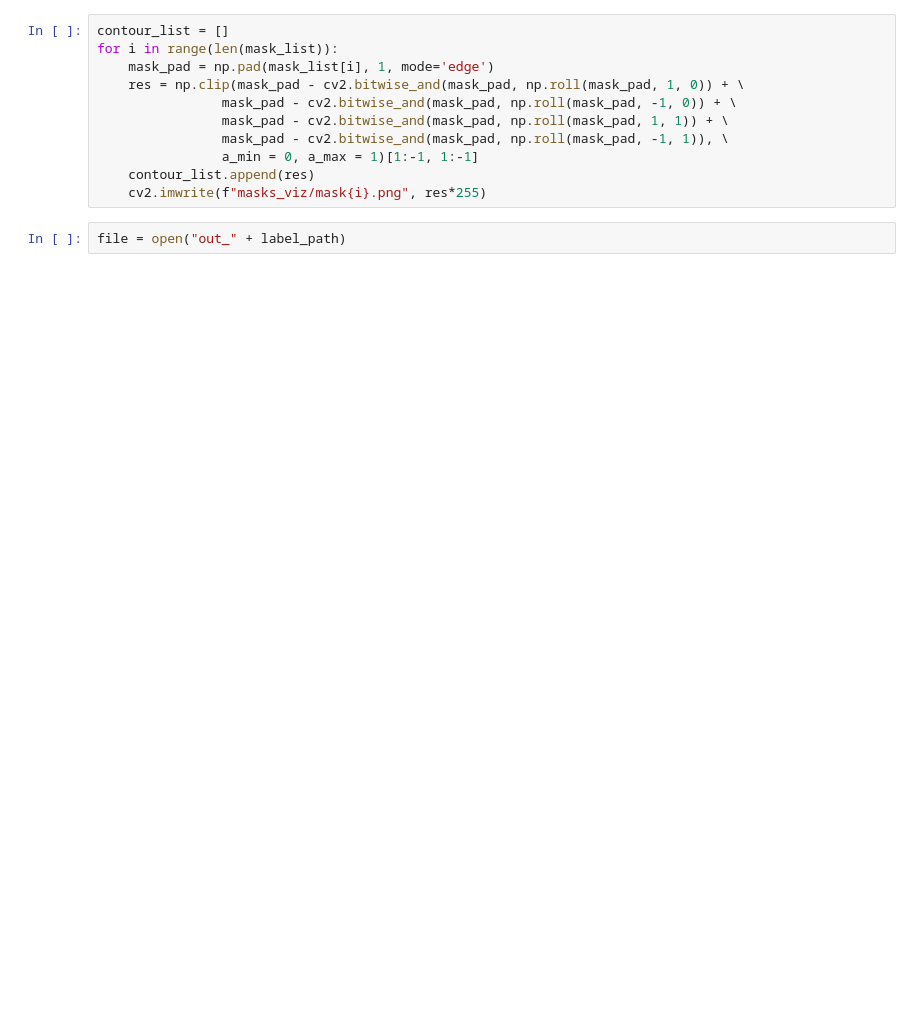
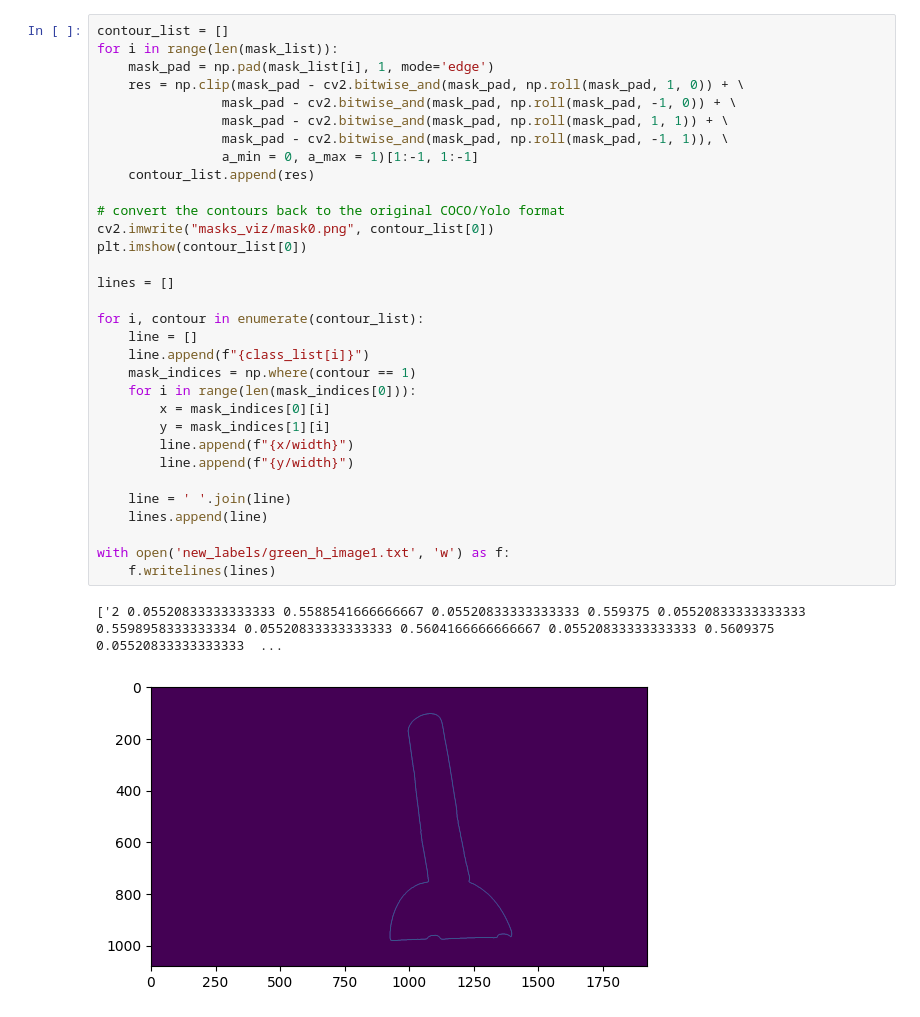
Before and after one commit to edvart-ros/PCL_CV, a Jupyter notebook: label_conversion/convert_labels.ipynb, the cells around one changed output. Cells and saved outputs as stored; diff of their text form; blank space fills up the shorter version.

```diff
--- a/label_conversion/convert_labels.ipynb
+++ b/label_conversion/convert_labels.ipynb
@@ -30,13 +41,35 @@ for line in lines:
 # %%
 contour_list = []
 for i in range(len(mask_list)):
     mask_pad = np.pad(mask_list[i], 1, mode='edge')
     res = np.clip(mask_pad - cv2.bitwise_and(mask_pad, np.roll(mask_pad, 1, 0)) + \
                 mask_pad - cv2.bitwise_and(mask_pad, np.roll(mask_pad, -1, 0)) + \
                 mask_pad - cv2.bitwise_and(mask_pad, np.roll(mask_pad, 1, 1)) + \
                 mask_pad - cv2.bitwise_and(mask_pad, np.roll(mask_pad, -1, 1)), \
                 a_min = 0, a_max = 1)[1:-1, 1:-1]
     contour_list.append(res)
-    cv2.imwrite(f"masks_viz/mask{i}.png", res*255)
+
+# convert the contours back to the original COCO/Yolo format
+cv2.imwrite("masks_viz/mask0.png", contour_list[0])
+plt.imshow(contour_list[0])
+
+lines = []
+
+for i, contour in enumerate(contour_list):
+    line = []
+    line.append(f"{class_list[i]}")
+    mask_indices = np.where(contour == 1)
+    for i in range(len(mask_indices[0])):
+        x = mask_indices[0][i]
+        y = mask_indices[1][i]
+        line.append(f"{x/width}")
+        line.append(f"{y/width}")
+
+    line = ' '.join(line)
+    lines.append(line)
+
+with open('new_labels/green_h_image1.txt', 'w') as f:
+    f.writelines(lines)
+# %% [output]
+['2 0.05520833333333333 0.5588541666666667 0.05520833333333333 0.559375 0.05520833333333333 0.5598958333333334 0.05520833333333333 0.5604166666666667 0.05520833333333333 0.5609375 0.05520833333333333  ...
+[figure, added]
-# %%
-file = open("out_" + label_path)
```
Also changed, not shown: parts of 1 cell of this notebook, 7 other files.
